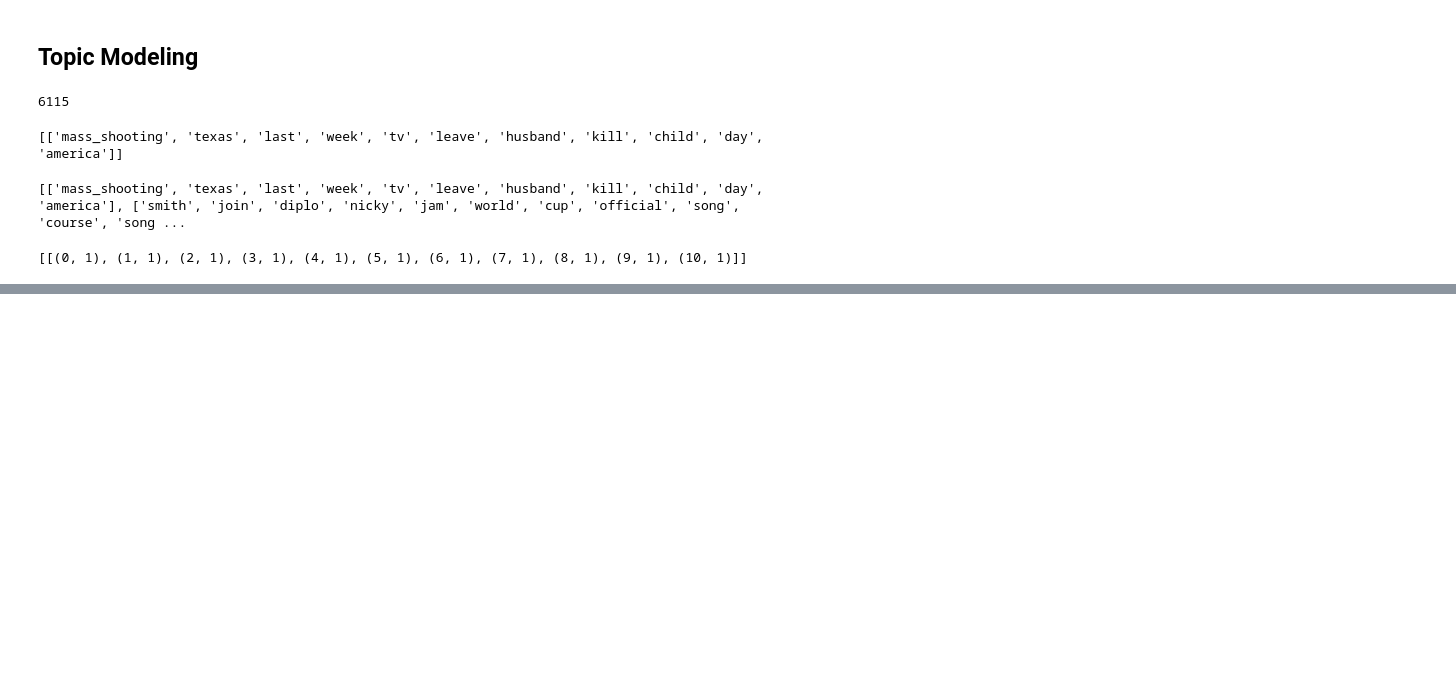
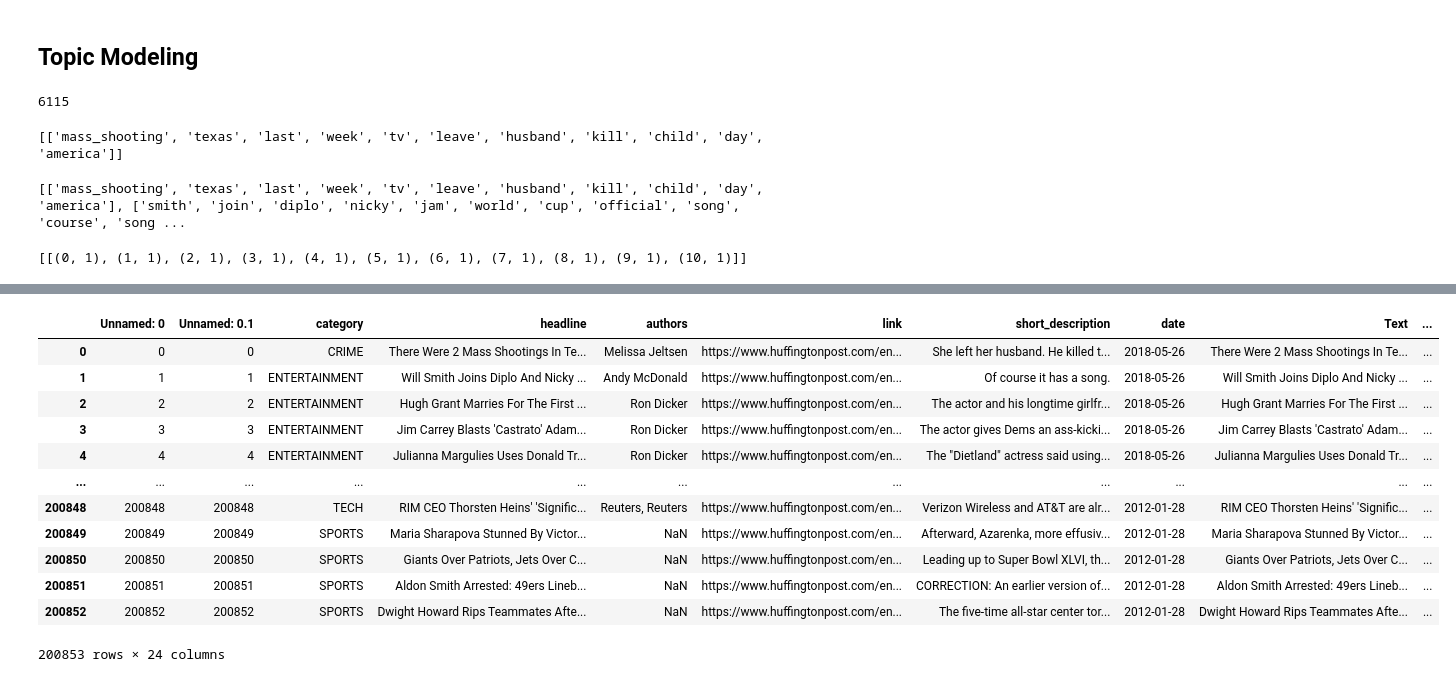
Before and after one commit to github-prathma/News-ClassificationAnalysis, a Jupyter notebook: Sentiment and Clustering.ipynb, the cells around one changed output, grey strips where cells are left out. Cells and saved outputs as stored; diff of their text form; code cells hidden in the pictures; blank space fills up the shorter version.

```diff
--- a/Sentiment and Clustering.ipynb
+++ b/Sentiment and Clustering.ipynb
@@ -273,0 +403,17 @@ plot_top_words()
+# %%
+datatopic=pd.read_csv('dataTopics.csv', sep="|")
+datatopic
+# %% [output]
+|  | Unnamed: 0 | Unnamed: 0.1 | category | headline | authors | link | short_description | date | Text | ... |
+| 0 | 0 | 0 | CRIME | There Were 2 Mass Shootings In Te... | Melissa Jeltsen | https://www.huffingtonpost.com/en... | She left her husband. He killed t... | 2018-05-26 | There Were 2 Mass Shootings In Te... | ... |
+| 1 | 1 | 1 | ENTERTAINMENT | Will Smith Joins Diplo And Nicky ... | Andy McDonald | https://www.huffingtonpost.com/en... | Of course it has a song. | 2018-05-26 | Will Smith Joins Diplo And Nicky ... | ... |
+| 2 | 2 | 2 | ENTERTAINMENT | Hugh Grant Marries For The First ... | Ron Dicker | https://www.huffingtonpost.com/en... | The actor and his longtime girlfr... | 2018-05-26 | Hugh Grant Marries For The First ... | ... |
+| 3 | 3 | 3 | ENTERTAINMENT | Jim Carrey Blasts 'Castrato' Adam... | Ron Dicker | https://www.huffingtonpost.com/en... | The actor gives Dems an ass-kicki... | 2018-05-26 | Jim Carrey Blasts 'Castrato' Adam... | ... |
+| 4 | 4 | 4 | ENTERTAINMENT | Julianna Margulies Uses Donald Tr... | Ron Dicker | https://www.huffingtonpost.com/en... | The "Dietland" actress said using... | 2018-05-26 | Julianna Margulies Uses Donald Tr... | ... |
+| ... | ... | ... | ... | ... | ... | ... | ... | ... | ... | ... |
+| 200848 | 200848 | 200848 | TECH | RIM CEO Thorsten Heins' 'Signific... | Reuters, Reuters | https://www.huffingtonpost.com/en... | Verizon Wireless and AT&T are alr... | 2012-01-28 | RIM CEO Thorsten Heins' 'Signific... | ... |
+| 200849 | 200849 | 200849 | SPORTS | Maria Sharapova Stunned By Victor... | NaN | https://www.huffingtonpost.com/en... | Afterward, Azarenka, more effusiv... | 2012-01-28 | Maria Sharapova Stunned By Victor... | ... |
+| 200850 | 200850 | 200850 | SPORTS | Giants Over Patriots, Jets Over C... | NaN | https://www.huffingtonpost.com/en... | Leading up to Super Bowl XLVI, th... | 2012-01-28 | Giants Over Patriots, Jets Over C... | ... |
+| 200851 | 200851 | 200851 | SPORTS | Aldon Smith Arrested: 49ers Lineb... | NaN | https://www.huffingtonpost.com/en... | CORRECTION: An earlier version of... | 2012-01-28 | Aldon Smith Arrested: 49ers Lineb... | ... |
+| 200852 | 200852 | 200852 | SPORTS | Dwight Howard Rips Teammates Afte... | NaN | https://www.huffingtonpost.com/en... | The five-time all-star center tor... | 2012-01-28 | Dwight Howard Rips Teammates Afte... | ... |
+200853 rows × 24 columns
```
Also changed, not shown: parts of 20 cells of this notebook, 1 other file.
